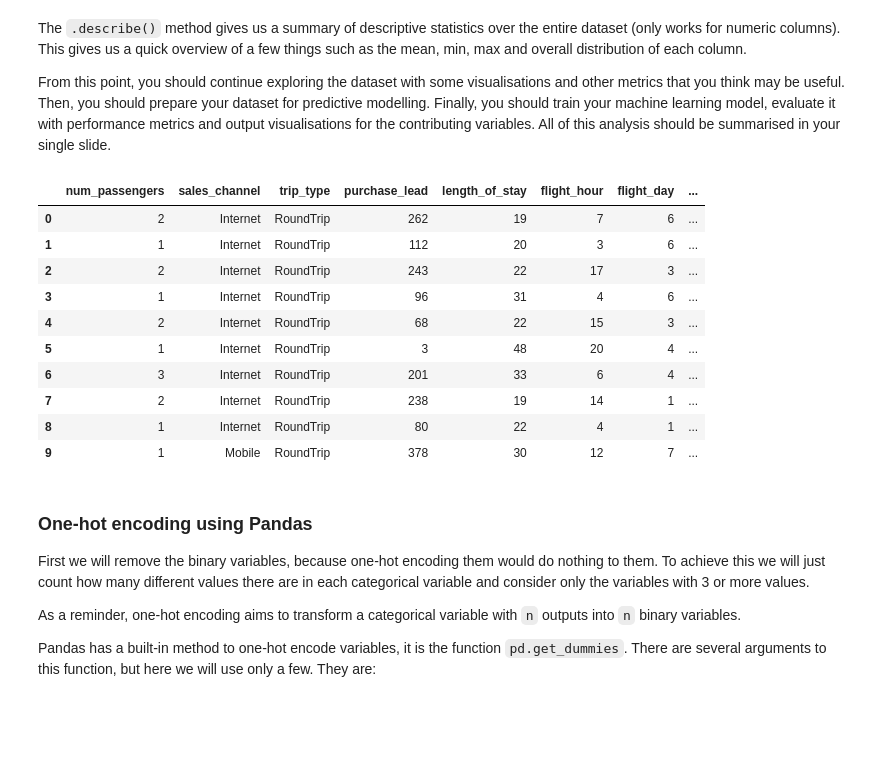
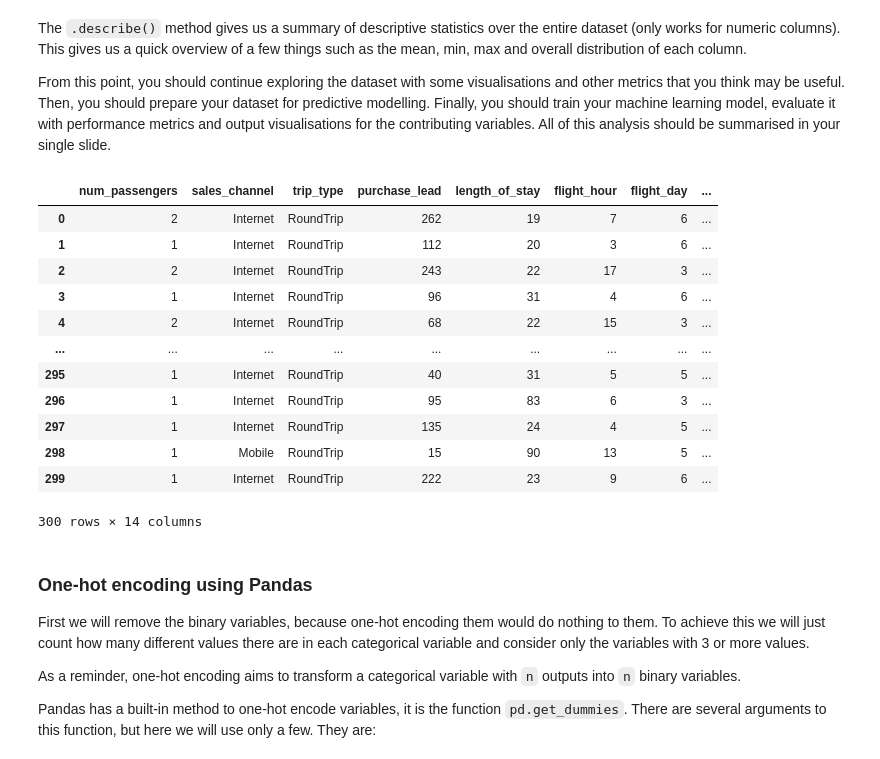
Before and after one commit to HuyNgo229/EDA_BA, a Jupyter notebook: Modelling_EDA_2.ipynb, the cells around one changed output. Drawn from its saved outputs; the diff is of its cells as text; code cells hidden in the pictures; blank space fills up the shorter version.

```diff
--- a/Modelling_EDA_2.ipynb
+++ b/Modelling_EDA_2.ipynb
@@ -102,19 +102,21 @@ The `.describe()` method gives us a summary of descriptive statistics over the e
 
 From this point, you should continue exploring the dataset with some visualisations and other metrics that you think may be useful. Then, you should prepare your dataset for predictive modelling. Finally, you should train your machine learning model, evaluate it with performance metrics and output visualisations for the contributing variables. All of this analysis should be summarised in your single slide.
 # %%
-df.head(10)
+df.head(300)
 # %% [output]
 |  | num_passengers | sales_channel | trip_type | purchase_lead | length_of_stay | flight_hour | flight_day | ... |
 | 0 | 2 | Internet | RoundTrip | 262 | 19 | 7 | 6 | ... |
 | 1 | 1 | Internet | RoundTrip | 112 | 20 | 3 | 6 | ... |
 | 2 | 2 | Internet | RoundTrip | 243 | 22 | 17 | 3 | ... |
 | 3 | 1 | Internet | RoundTrip | 96 | 31 | 4 | 6 | ... |
 | 4 | 2 | Internet | RoundTrip | 68 | 22 | 15 | 3 | ... |
-| 5 | 1 | Internet | RoundTrip | 3 | 48 | 20 | 4 | ... |
-| 6 | 3 | Internet | RoundTrip | 201 | 33 | 6 | 4 | ... |
-| 7 | 2 | Internet | RoundTrip | 238 | 19 | 14 | 1 | ... |
-| 8 | 1 | Internet | RoundTrip | 80 | 22 | 4 | 1 | ... |
-| 9 | 1 | Mobile | RoundTrip | 378 | 30 | 12 | 7 | ... |
+| ... | ... | ... | ... | ... | ... | ... | ... | ... |
+| 295 | 1 | Internet | RoundTrip | 40 | 31 | 5 | 5 | ... |
+| 296 | 1 | Internet | RoundTrip | 95 | 83 | 6 | 3 | ... |
+| 297 | 1 | Internet | RoundTrip | 135 | 24 | 4 | 5 | ... |
+| 298 | 1 | Mobile | RoundTrip | 15 | 90 | 13 | 5 | ... |
+| 299 | 1 | Internet | RoundTrip | 222 | 23 | 9 | 6 | ... |
+300 rows × 14 columns
 # %% [markdown]
 ### One-hot encoding using Pandas
 First we will remove the binary variables, because one-hot encoding them would do nothing to them. To achieve this we will just count how many different values there are in each categorical variable and consider only the variables with 3 or more values.
```
Also changed, not shown: parts of 10 cells of this notebook.
